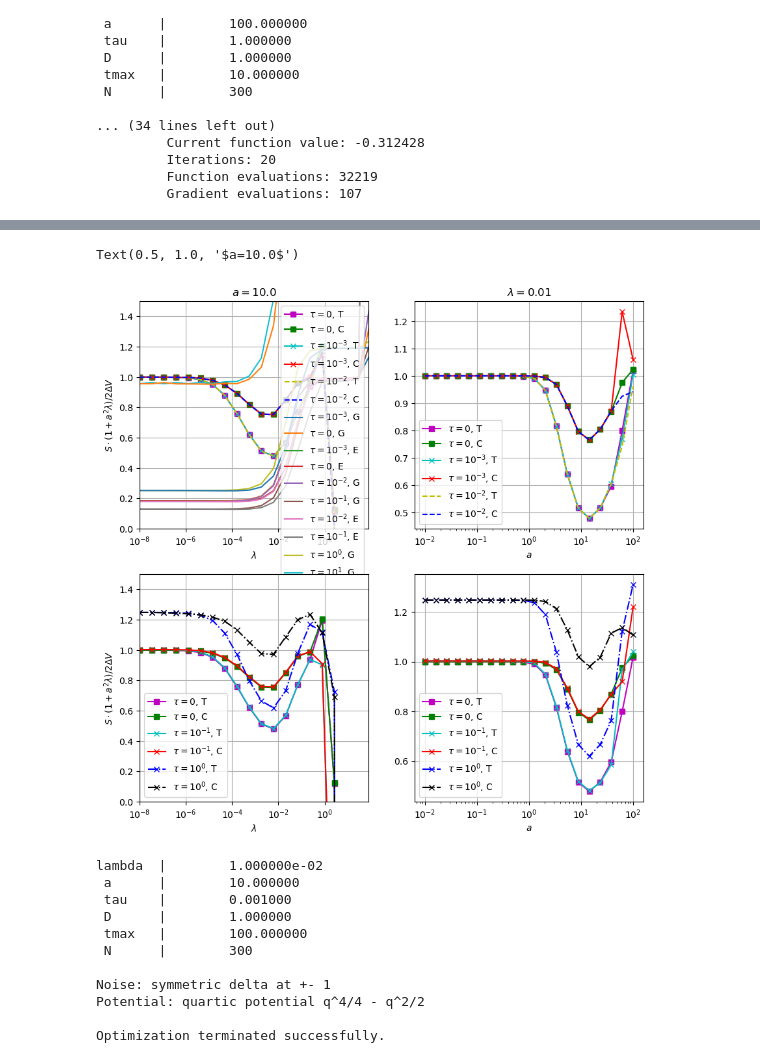
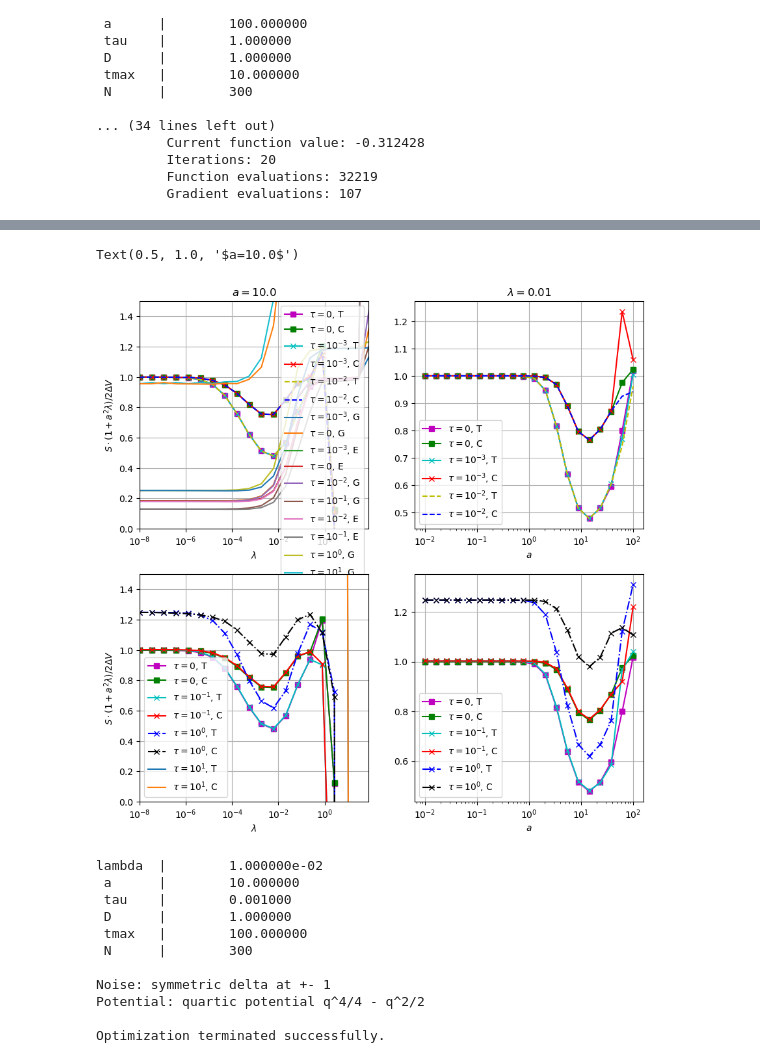
Before and after one commit to larstors/Internship, a Jupyter notebook: numerics/output.ipynb, the cells around one changed output, grey strips where cells are left out. Drawn from its saved outputs; the diff is of its cells as text; code cells hidden in the pictures.

```diff
--- a/numerics/output.ipynb
+++ b/numerics/output.ipynb
@@ -957,3 +957,14 @@ lambda  |        1.000000e-02
          Iterations: 20
          Function evaluations: 32219
          Gradient evaluations: 107
+# %%
+S_l5 = []
+S_lt5 = []
+S_a5 = []
+S_at5 = []
+for i in range(len(alp)):
+    print("###################################################################")
+    S_a5.append(action_adj(tau=tau5, pot="m", ini=-1, fin=0, tm=tm, N=N, a=alp[i], lambd=0.01))
+    S_at5.append(action_adj(tau=tau5, pot="m", noise="t", ini=-1, fin=0, tm=tm, N=N, a=alp[i], lambd=0.01))
+    S_l5.append(action_adj(tau=tau5, pot="m", ini=-1, fin=0, tm=tm, N=N, a=10, lambd=l[i]))
+    S_lt5.append(action_adj(tau=tau5, pot="m", noise="t", ini=-1, fin=0, tm=tm, N=N, a=10, lambd=l[i]))
@@ -971,6 +1051,7 @@ lambda  |        1.000000e-02
 # np.savetxt("test_data_4.txt", [S_le, S_le0, S_lg, S_lg0])
 #np.savetxt("test_data_5.txt", [S_le2, S_le3, S_lg2, S_lg3])
 #np.savetxt("test_data_6.txt", [S_le4, S_le5, S_lg4, S_lg5])
+#np.savetxt("test_data_7.txt", [S_l5, S_lt5, S_a5, S_at5])
 
 
 data = np.loadtxt("test_data.txt")
@@ -1052,6 +1133,9 @@ ax[1, 0].plot(l, np.array(S_lt3) * (1 + 10**2 * l)/(2*0.25), "c-x", label=r"$\ta
 ax[1, 0].plot(l, np.array(S_l3) * (1 + 10**2 * l)/(2*0.25), "r-x", label=r"$\tau=10^{-1}$, C")
 ax[1, 0].plot(l, np.array(S_lt4) * (1 + 10**2 * l)/(2*0.25), "b-.x", label=r"$\tau=10^{0}$, T")
 ax[1, 0].plot(l, np.array(S_l4) * (1 + 10**2 * l)/(2*0.25), "k-.x", label=r"$\tau=10^{0}$, C")
+ax[1, 0].plot(l, np.array(S_lt5) * (1 + 10**2 * l)/(2*0.25), "-", label=r"$\tau=10^{1}$, T")
+ax[1, 0].plot(l, np.array(S_l5) * (1 + 10**2 * l)/(2*0.25), "-", label=r"$\tau=10^{1}$, C")
+
 
 ax[0, 1].plot(alp[:len(S_at0)], np.array(S_at0[:len(S_at0)])* (1 + alp[:len(S_at0)]**2 * 0.01)/(2*0.25), "m-s", label=r"$\tau=0$, T")
 ax[0, 1].plot(alp[:len(S_a0)], np.array(S_a0[:len(S_a0)])* (1 + alp[:len(S_a0)]**2 * 0.01)/(2*0.25), "g-s", label=r"$\tau=0$, C")
@@ -1061,34 +1145,34 @@ ax[0, 1].plot(alp[:len(S_at2)], np.array(S_at2[:len(S_at2)])* (1 + alp[:len(S_at
 ax[0, 1].plot(alp[:len(S_a2)], np.array(S_a2[:len(S_a2)])* (1 + alp[:len(S_a2)]**2 * 0.01)/(2*0.25), "b--", label=r"$\tau=10^{-2}$, C")
 
 ax[1, 1].plot(alp[:len(S_at0)], np.array(S_at0[:len(S_at0)])* (1 + alp[:len(S_at0)]**2 * 0.01)/(2*0.25), "m-s", label=r"$\tau=0$, T")
 ax[1, 1].plot(alp[:len(S_a0)], np.array(S_a0[:len(S_a0)])* (1 + alp[:len(S_a0)]**2 * 0.01)/(2*0.25), "g-s", label=r"$\tau=0$, C")
 ax[1, 1].plot(alp[:len(S_at3)], np.array(S_at3[:len(S_at3)])* (1 + alp[:len(S_at3)]**2 * 0.01)/(2*0.25), "c-x", label=r"$\tau=10^{-1}$, T")
 ax[1, 1].plot(alp[:len(S_a3)], np.array(S_a3[:len(S_a3)])* (1 + alp[:len(S_a3)]**2 * 0.01)/(2*0.25), "r-x", label=r"$\tau=10^{-1}$, C")
 ax[1, 1].plot(alp[:len(S_at4)], np.array(S_at4[:len(S_at4)])* (1 + alp[:len(S_at4)]**2 * 0.01)/(2*0.25), "b-.x", label=r"$\tau=10^{0}$, T")
 ax[1, 1].plot(alp[:len(S_a4)], np.array(S_a4[:len(S_a4)])* (1 + alp[:len(S_a4)]**2 * 0.01)/(2*0.25), "k-.x", label=r"$\tau=10^{0}$, C")
 
 for i in range(2):
     for j in range(2):
         ax[i, j].grid()
         ax[i, j].legend()
         ax[i, j].set_xscale("log")
 
 ax[0, 0].set_xlabel(r"$\lambda$")
 ax[0, 1].set_xlabel(r"$a$")
 ax[1, 0].set_xlabel(r"$\lambda$")
 ax[1, 1].set_xlabel(r"$a$")
 ax[0, 0].set_ylabel(r"$S\cdot(1+a^2\lambda)/2\Delta V$")
 ax[1, 0].set_ylabel(r"$S\cdot(1+a^2\lambda)/2\Delta V$")
 ax[0, 0].axis([1e-8, 8e1, 0, 1.5])
 ax[1, 0].axis([1e-8, 8e1, 0, 1.5])
 
 ax[0, 1].set_title(r"$\lambda=0.01$")
 ax[0, 0].set_title(r"$a=10.0$")
 
 # plt.savefig("tau_comparison.pdf", dpi=500)
 # %% [output]
 Text(0.5, 1.0, '$a=10.0$')
-[figure, old version]
+[figure, new version]
 # %%
 import numpy as np
 import matplotlib.pyplot as plt
```
Also changed, not shown: parts of 3 cells of this notebook, 1 other file.
